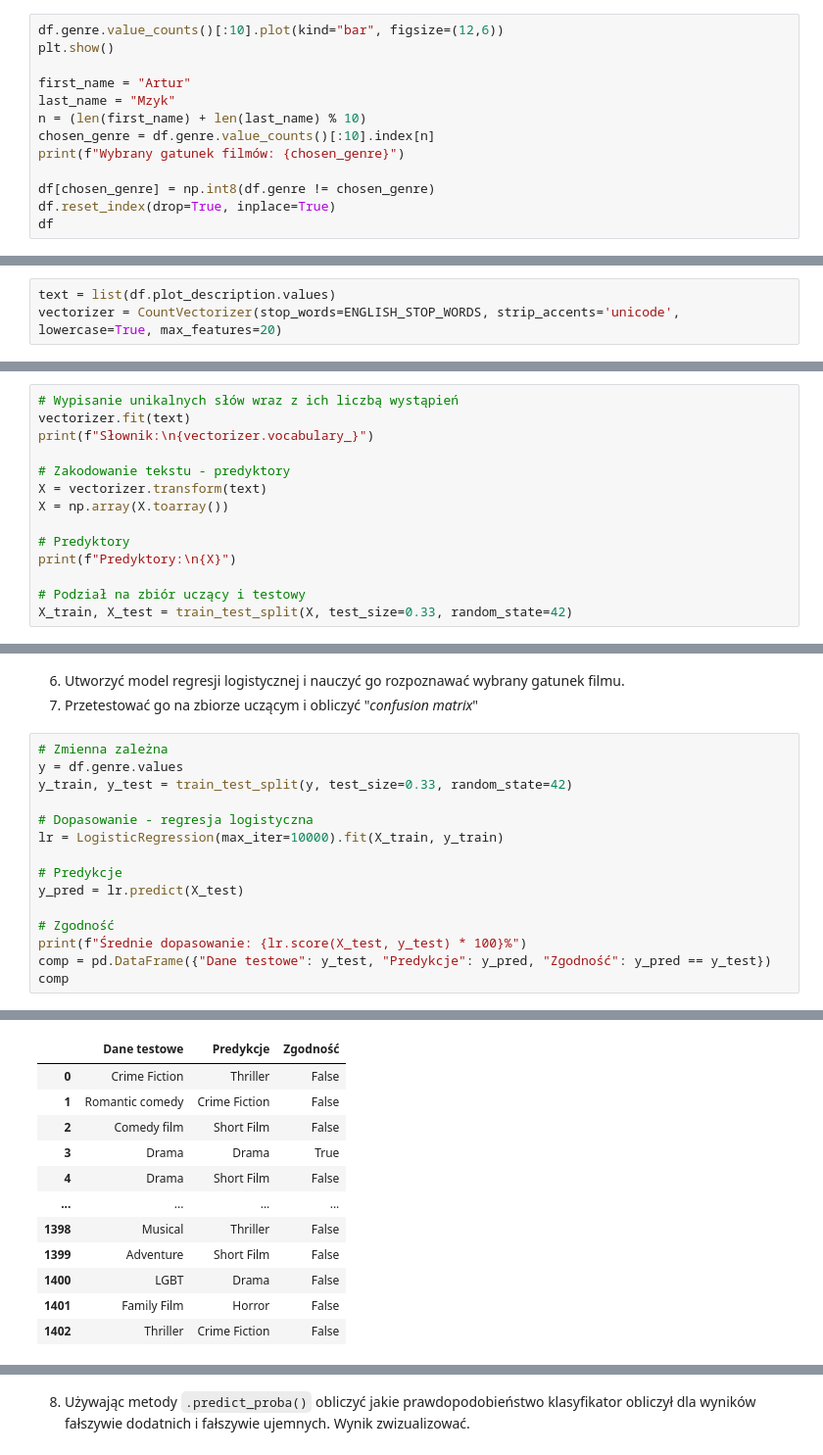
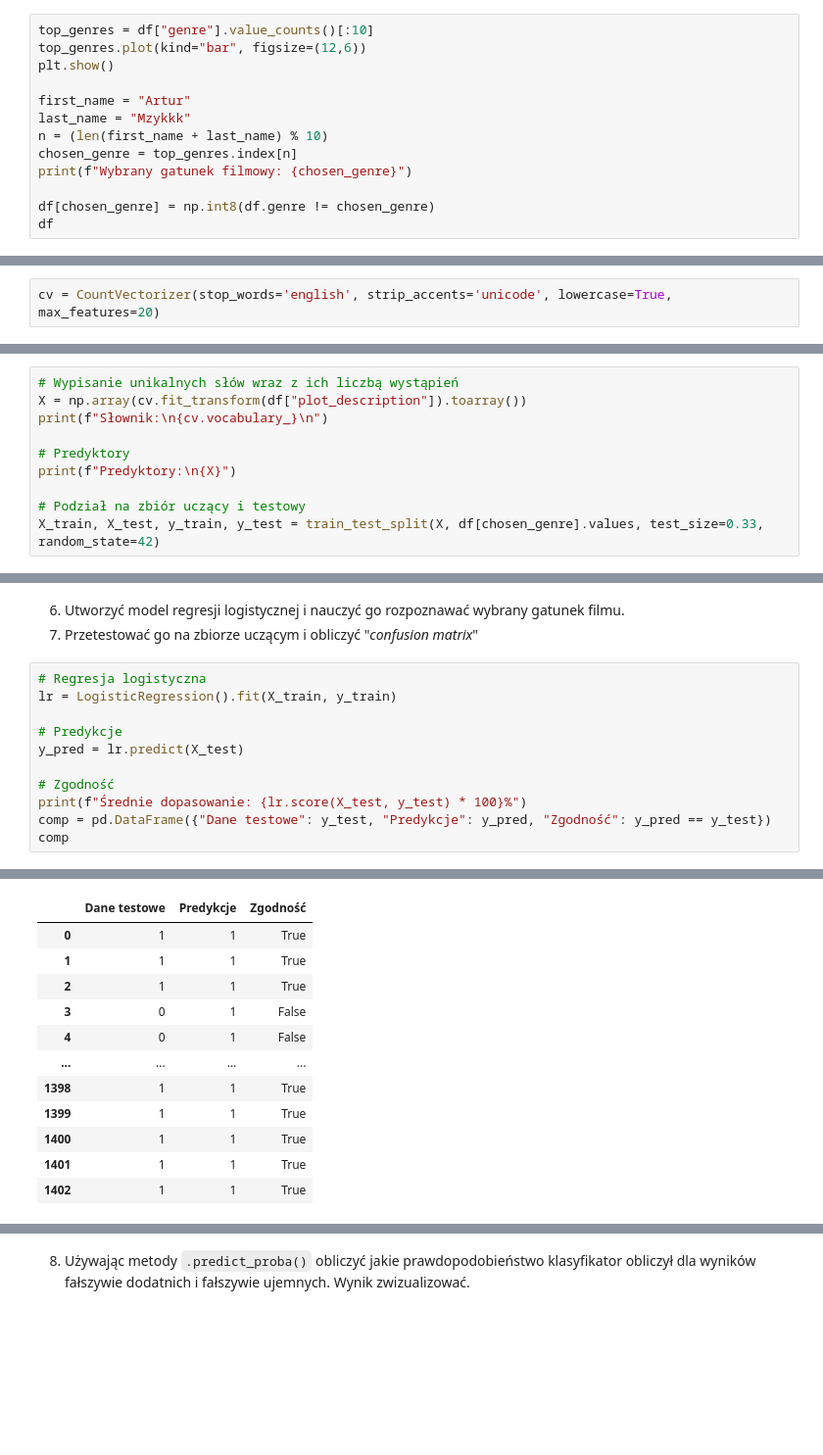
Before and after one commit to Artur-Mzyk/Analiza_i_bazy_danych, a Jupyter notebook: Lab8/raport-1.ipynb, the cells around one changed output, grey strips where cells are left out. Shown at 98% size. Drawn from its saved outputs; the diff is of its cells as text; blank space fills up the shorter version.

````diff
--- a/Lab8/raport-1.ipynb
+++ b/Lab8/raport-1.ipynb
@@ -83,17 +85,17 @@ df
 # %% [markdown]
 2. Spośród 10 najpopularniejszych gatunków filmów wybrać jeden ( liczba liter w imieniu i nazwisku modulo 10). I utworzyć kolumne przypisującą 0 gdy film jest tego gatunku i odwrotnie.
 # %%
-df.genre.value_counts()[:10].plot(kind="bar", figsize=(12,6))
+top_genres = df["genre"].value_counts()[:10]
+top_genres.plot(kind="bar", figsize=(12,6))
 plt.show()
 
 first_name = "Artur"
-last_name = "Mzyk"
-n = (len(first_name) + len(last_name) % 10)
-chosen_genre = df.genre.value_counts()[:10].index[n]
-print(f"Wybrany gatunek filmów: {chosen_genre}")
+last_name = "Mzykkk"
+n = (len(first_name + last_name) % 10)
+chosen_genre = top_genres.index[n]
+print(f"Wybrany gatunek filmowy: {chosen_genre}")
 
 df[chosen_genre] = np.int8(df.genre != chosen_genre)
-df.reset_index(drop=True, inplace=True)
 df
 # %% [output]
 [figure]
@@ -114,23 +116,18 @@ Wybrany gatunek filmów: Musical
 # %% [markdown]
 3. Utworzyć model bag of words, usuwając akcenty, stopwords i zmniejszając wszystkie litery na małe. Ograniczyć się do 20 najpopularniejszych słów.
 # %%
-text = list(df.plot_description.values)
-vectorizer = CountVectorizer(stop_words=ENGLISH_STOP_WORDS, strip_accents='unicode', lowercase=True, max_features=20)
+cv = CountVectorizer(stop_words='english', strip_accents='unicode', lowercase=True, max_features=20)
 # %% [markdown]
 4. Przekształcić opisy filmów do danej postaci za pomocą metody ```.fit_and_transform```
 5. Dokonać podziału na zbiór uczący i testowy
 # %%
 # Wypisanie unikalnych słów wraz z ich liczbą wystąpień
-vectorizer.fit(text)
-print(f"Słownik:\n{vectorizer.vocabulary_}")
-
-# Zakodowanie tekstu - predyktory
-X = vectorizer.transform(text)
-X = np.array(X.toarray())
+X = np.array(cv.fit_transform(df["plot_description"]).toarray())
+print(f"Słownik:\n{cv.vocabulary_}\n")
 
 # Predyktory
 print(f"Predyktory:\n{X}")
 
 # Podział na zbiór uczący i testowy
-X_train, X_test = train_test_split(X, test_size=0.33, random_state=42)
+X_train, X_test, y_train, y_test = train_test_split(X, df[chosen_genre].values, test_size=0.33, random_state=42)
 # %% [output]
@@ -147,12 +146,8 @@ Zakodowany tekst:
 6. Utworzyć model regresji logistycznej i nauczyć go rozpoznawać wybrany gatunek filmu.
 7. Przetestować go na zbiorze uczącym i obliczyć "*confusion matrix*"
 # %%
-# Zmienna zależna
-y = df.genre.values
-y_train, y_test = train_test_split(y, test_size=0.33, random_state=42)
-
-# Dopasowanie - regresja logistyczna
-lr = LogisticRegression(max_iter=10000).fit(X_train, y_train)
+# Regresja logistyczna
+lr = LogisticRegression().fit(X_train, y_train)
 
 # Predykcje
 y_pred = lr.predict(X_test)
@@ -166,13 +161,13 @@ comp
 |  | Dane testowe | Predykcje | Zgodność |
-| 0 | Crime Fiction | Thriller | False |
-| 1 | Romantic comedy | Crime Fiction | False |
-| 2 | Comedy film | Short Film | False |
-| 3 | Drama | Drama | True |
-| 4 | Drama | Short Film | False |
+| 0 | 1 | 1 | True |
+| 1 | 1 | 1 | True |
+| 2 | 1 | 1 | True |
+| 3 | 0 | 1 | False |
+| 4 | 0 | 1 | False |
 | ... | ... | ... | ... |
-| 1398 | Musical | Thriller | False |
-| 1399 | Adventure | Short Film | False |
-| 1400 | LGBT | Drama | False |
-| 1401 | Family Film | Horror | False |
-| 1402 | Thriller | Crime Fiction | False |
+| 1398 | 1 | 1 | True |
+| 1399 | 1 | 1 | True |
+| 1400 | 1 | 1 | True |
+| 1401 | 1 | 1 | True |
+| 1402 | 1 | 1 | True |
 1403 rows × 3 columns
````
Also changed, not shown: parts of 14 cells of this notebook.
